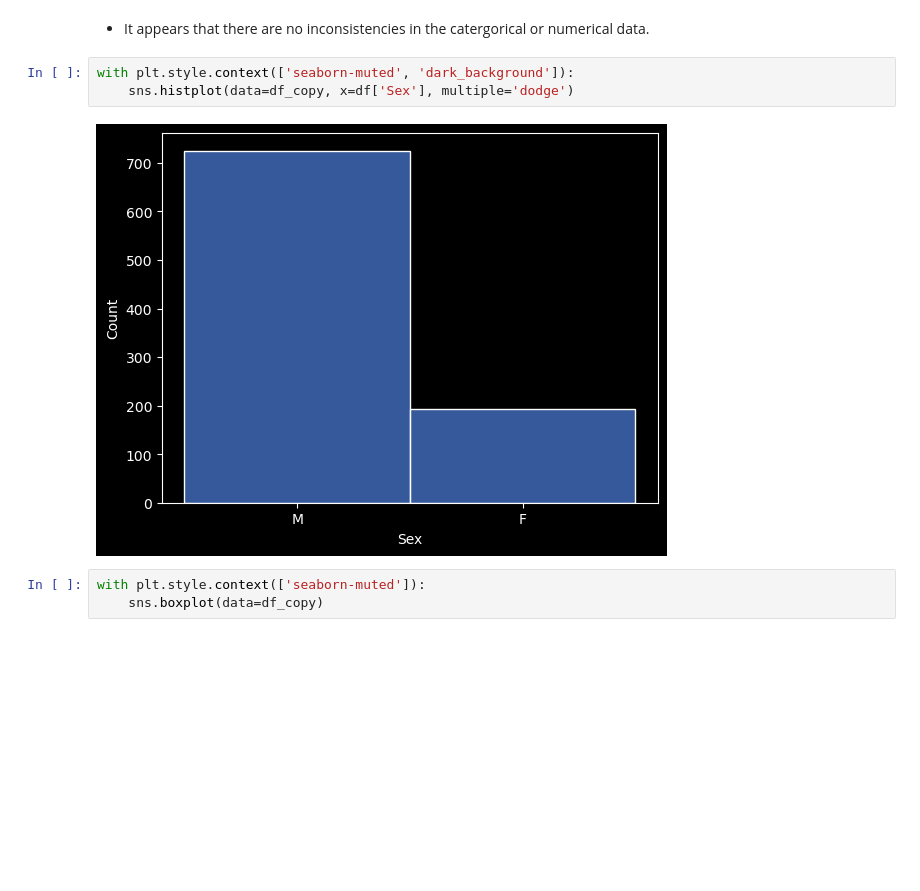
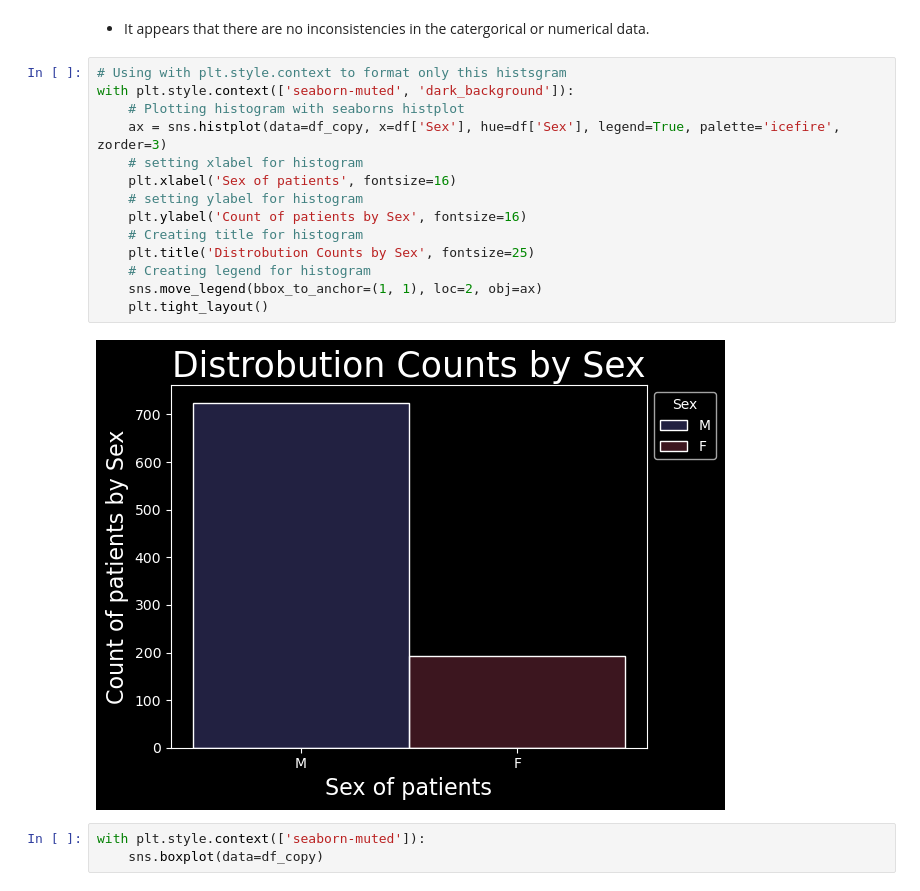
Before and after one commit to zeekwired/Project-2, a Jupyter notebook: Project 2.ipynb, the cells around one changed output. Drawn from its saved outputs; the diff is of its cells as text; blank space fills up the shorter version.

```diff
--- a/Project 2.ipynb
+++ b/Project 2.ipynb
@@ -163,11 +162,22 @@ HeartDisease
 Name: HeartDisease, dtype: int64
 # %% [markdown]
 - It appears that there are no inconsistencies in the catergorical or numerical data.
-# %%
-with plt.style.context(['seaborn-muted', 'dark_background']):
-    sns.histplot(data=df_copy, x=df['Sex'], multiple='dodge')
-# %% [output]
-[figure, removed]
+# %%
+# Using with plt.style.context to format only this histsgram
+with plt.style.context(['seaborn-muted', 'dark_background']):
+    # Plotting histogram with seaborns histplot
+    ax = sns.histplot(data=df_copy, x=df['Sex'], hue=df['Sex'], legend=True, palette='icefire', zorder=3)
+    # setting xlabel for histogram
+    plt.xlabel('Sex of patients', fontsize=16)
+    # setting ylabel for histogram
+    plt.ylabel('Count of patients by Sex', fontsize=16)
+    # Creating title for histogram
+    plt.title('Distrobution Counts by Sex', fontsize=25)
+    # Creating legend for histogram
+    sns.move_legend(bbox_to_anchor=(1, 1), loc=2, obj=ax)
+    plt.tight_layout()
+# %% [output]
+[figure, added]
 # %%
 with plt.style.context(['seaborn-muted']):
     sns.boxplot(data=df_copy)
```
Also changed, not shown: parts of 1 cell of this notebook.
